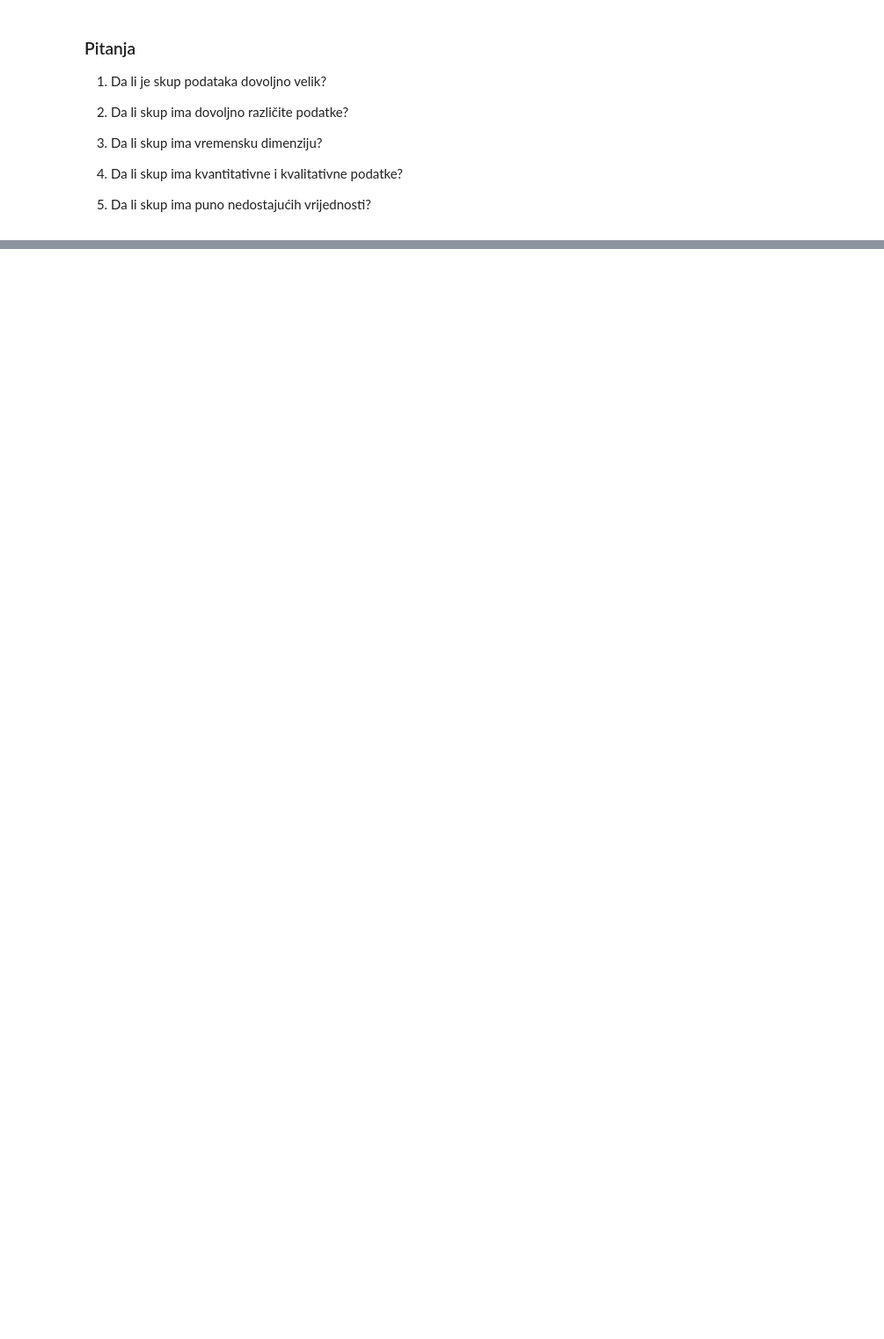
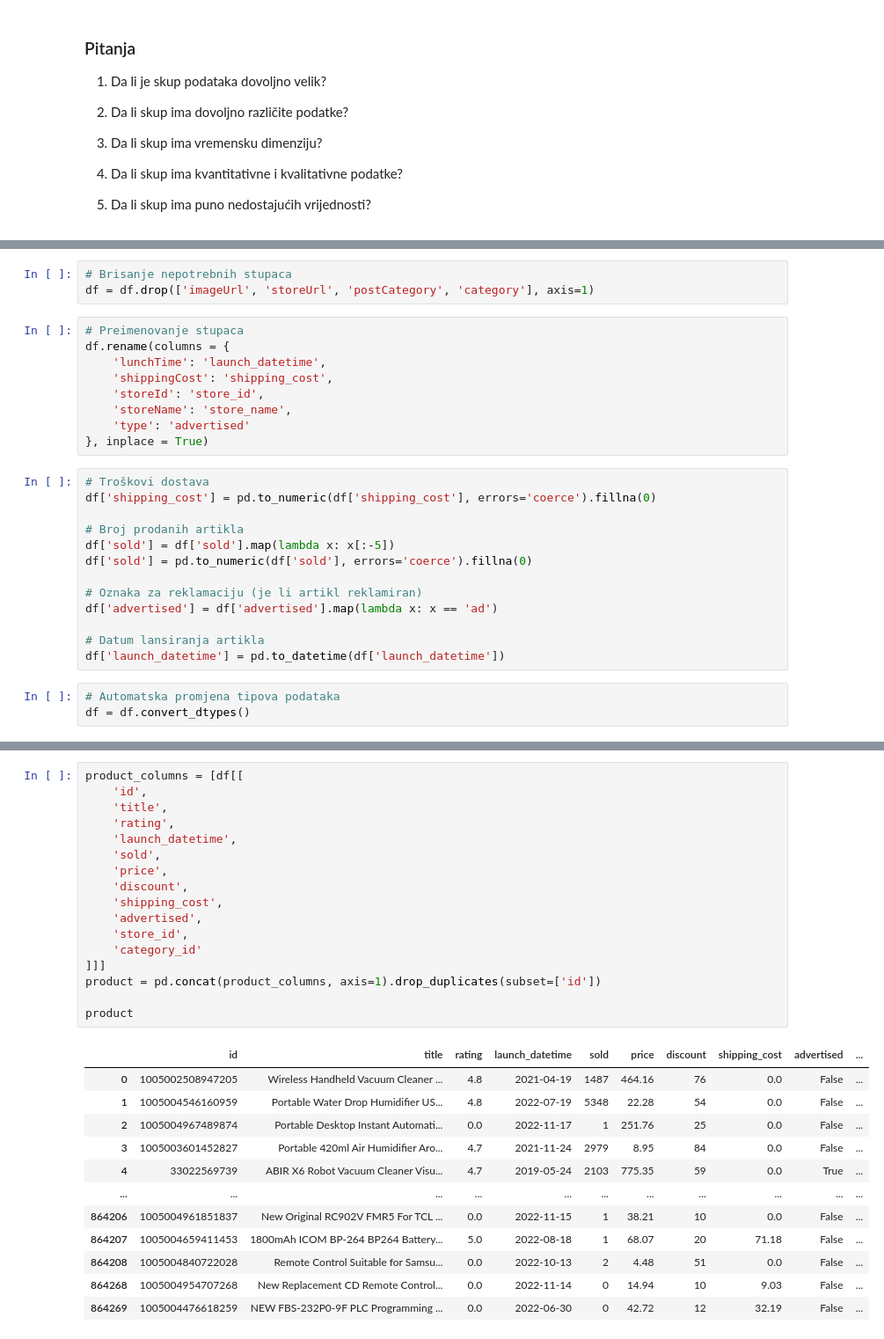
Before and after one commit to alanbubalo/spi-projekt, a Jupyter notebook: project.ipynb, the cells around one changed output, grey strips where cells are left out. Shown: that part at 88% size. Drawn from its saved outputs; the diff is of its cells as text; blank space fills up the shorter version.

```diff
--- a/project.ipynb
+++ b/project.ipynb
@@ -84,0 +207,28 @@ value_counts
+# %%
+# Brisanje nepotrebnih stupaca
+df = df.drop(['imageUrl', 'storeUrl', 'postCategory', 'category'], axis=1)
+# %%
+# Preimenovanje stupaca
+df.rename(columns = {
+    'lunchTime': 'launch_datetime',
+    'shippingCost': 'shipping_cost',
+    'storeId': 'store_id',
+    'storeName': 'store_name',
+    'type': 'advertised'
+}, inplace = True)
+# %%
+# Troškovi dostava
+df['shipping_cost'] = pd.to_numeric(df['shipping_cost'], errors='coerce').fillna(0)
+
+# Broj prodanih artikla
+df['sold'] = df['sold'].map(lambda x: x[:-5])
+df['sold'] = pd.to_numeric(df['sold'], errors='coerce').fillna(0)
+
+# Oznaka za reklamaciju (je li artikl reklamiran)
+df['advertised'] = df['advertised'].map(lambda x: x == 'ad')
+
+# Datum lansiranja artikla
+df['launch_datetime'] = pd.to_datetime(df['launch_datetime'])
+# %%
+# Automatska promjena tipova podataka
+df = df.convert_dtypes()
@@ -84,0 +301,30 @@ value_counts
+# %%
+product_columns = [df[[
+    'id',
+    'title',
+    'rating',
+    'launch_datetime',
+    'sold',
+    'price',
+    'discount',
+    'shipping_cost',
+    'advertised',
+    'store_id',
+    'category_id'
+]]]
+product = pd.concat(product_columns, axis=1).drop_duplicates(subset=['id'])
+
+product
+# %% [output]
+|  | id | title | rating | launch_datetime | sold | price | discount | shipping_cost | advertised | ... |
+| 0 | 1005002508947205 | Wireless Handheld Vacuum Cleaner ... | 4.8 | 2021-04-19 | 1487 | 464.16 | 76 | 0.0 | False | ... |
+| 1 | 1005004546160959 | Portable Water Drop Humidifier US... | 4.8 | 2022-07-19 | 5348 | 22.28 | 54 | 0.0 | False | ... |
+| 2 | 1005004967489874 | Portable Desktop Instant Automati... | 0.0 | 2022-11-17 | 1 | 251.76 | 25 | 0.0 | False | ... |
+| 3 | 1005003601452827 | Portable 420ml Air Humidifier Aro... | 4.7 | 2021-11-24 | 2979 | 8.95 | 84 | 0.0 | False | ... |
+| 4 | 33022569739 | ABIR X6 Robot Vacuum Cleaner Visu... | 4.7 | 2019-05-24 | 2103 | 775.35 | 59 | 0.0 | True | ... |
+| ... | ... | ... | ... | ... | ... | ... | ... | ... | ... | ... |
+| 864206 | 1005004961851837 | New Original RC902V FMR5 For TCL ... | 0.0 | 2022-11-15 | 1 | 38.21 | 10 | 0.0 | False | ... |
+| 864207 | 1005004659411453 | 1800mAh ICOM BP-264 BP264 Battery... | 5.0 | 2022-08-18 | 1 | 68.07 | 20 | 71.18 | False | ... |
+| 864208 | 1005004840722028 | Remote Control Suitable for Samsu... | 0.0 | 2022-10-13 | 2 | 4.48 | 51 | 0.0 | False | ... |
+| 864268 | 1005004954707268 | New Replacement CD Remote Control... | 0.0 | 2022-11-14 | 0 | 14.94 | 10 | 9.03 | False | ... |
+| 864269 | 1005004476618259 | NEW FBS-232P0-9F PLC Programming ... | 0.0 | 2022-06-30 | 0 | 42.72 | 12 | 32.19 | False | ... |
```
Also changed, not shown: parts of 23 cells of this notebook, 1 other file.
